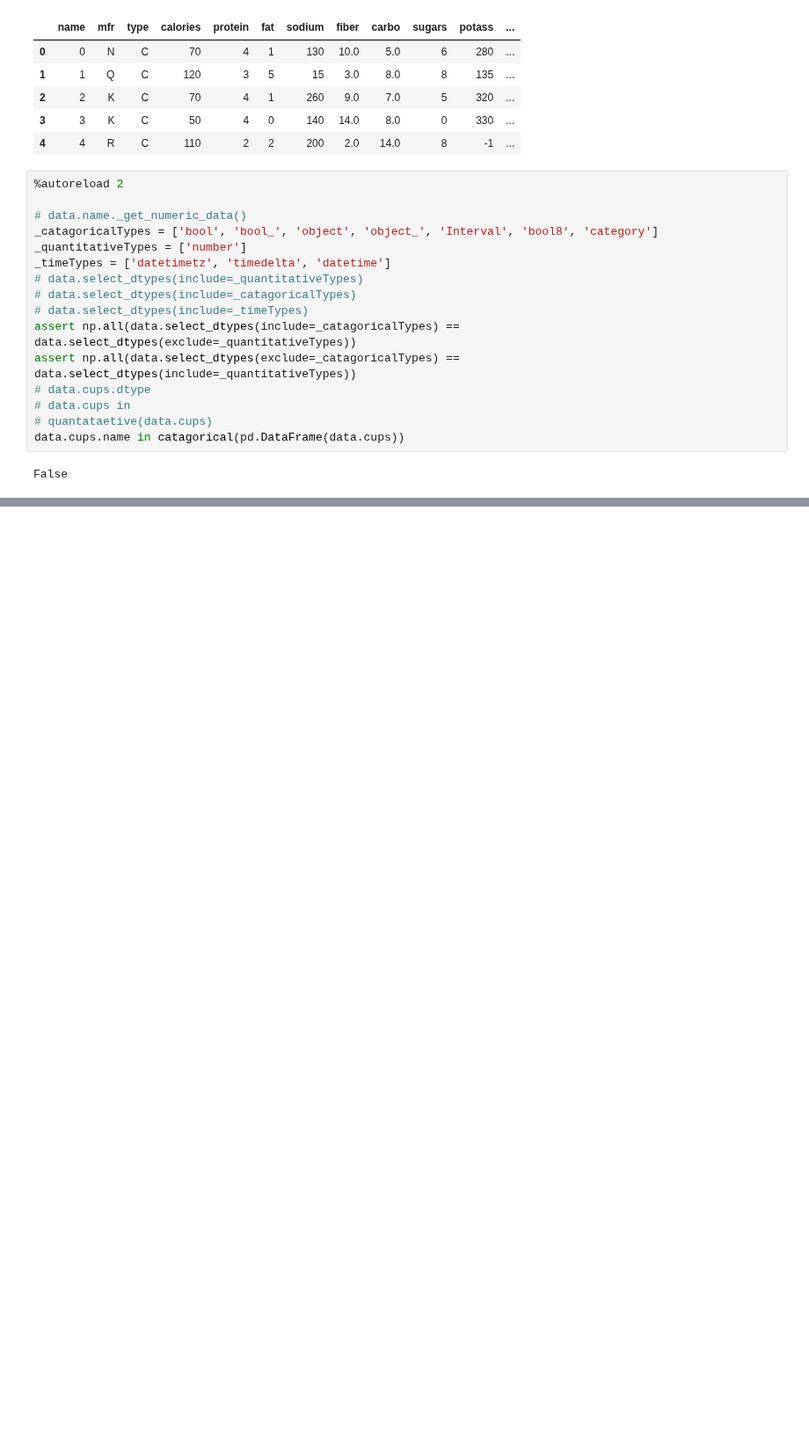
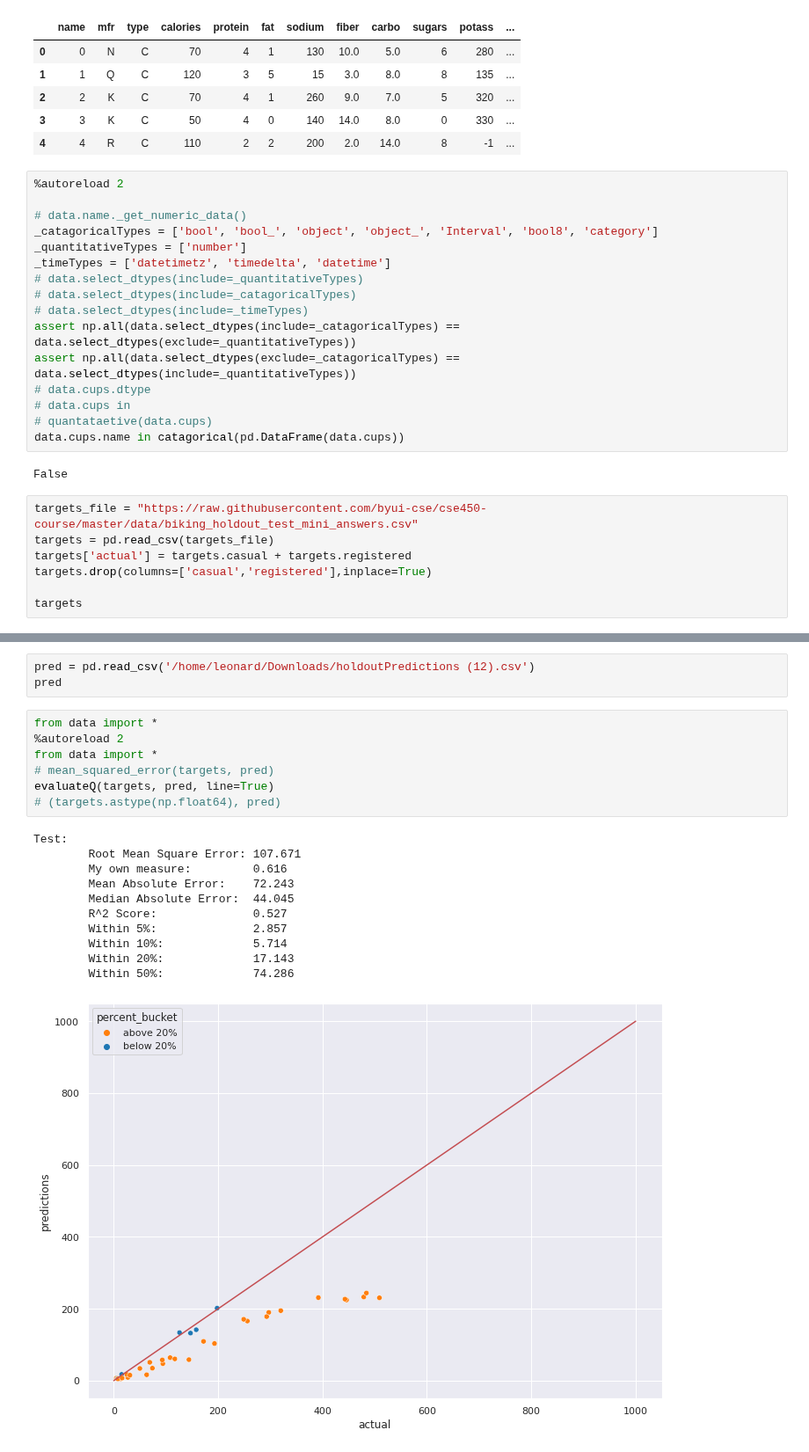
Before and after one commit to smartycope/Data, a Jupyter notebook: testingData.ipynb, the cells around one changed output, grey strips where cells are left out. Shown at 88% size. Saved outputs shown, nothing was run; the diff lists cells and outputs as text; blank space fills up the shorter version.

Commit message:
Split evaluate() to evaluateQ() and evaluateC()

```diff
--- a/testingData.ipynb
+++ b/testingData.ipynb
@@ -467,3 +461,10 @@ assert np.all(data.select_dtypes(exclude=_catagoricalTypes) == data.select_dtype
 data.cups.name in catagorical(pd.DataFrame(data.cups))
 # %% [output]
 False
+# %%
+targets_file = "https://raw.githubusercontent.com/byui-cse/cse450-course/master/data/biking_holdout_test_mini_answers.csv"
+targets = pd.read_csv(targets_file)
+targets['actual'] = targets.casual + targets.registered
+targets.drop(columns=['casual','registered'],inplace=True)
+
+targets
@@ -469,0 +489,22 @@ False
+# %%
+pred = pd.read_csv('/home/leonard/Downloads/holdoutPredictions (12).csv')
+pred
+# %%
+from data import *
+%autoreload 2
+from data import *
+# mean_squared_error(targets, pred)
+evaluateQ(targets, pred, line=True)
+# (targets.astype(np.float64), pred)
+# %% [output]
+Test:
+        Root Mean Square Error: 107.671
+        My own measure:         0.616
+        Mean Absolute Error:    72.243
+        Median Absolute Error:  44.045
+        R^2 Score:              0.527
+        Within 5%:              2.857
+        Within 10%:             5.714
+        Within 20%:             17.143
+        Within 50%:             74.286
+[figure, added]
```
Also changed, not shown: parts of 3 cells of this notebook, 1 other file.
